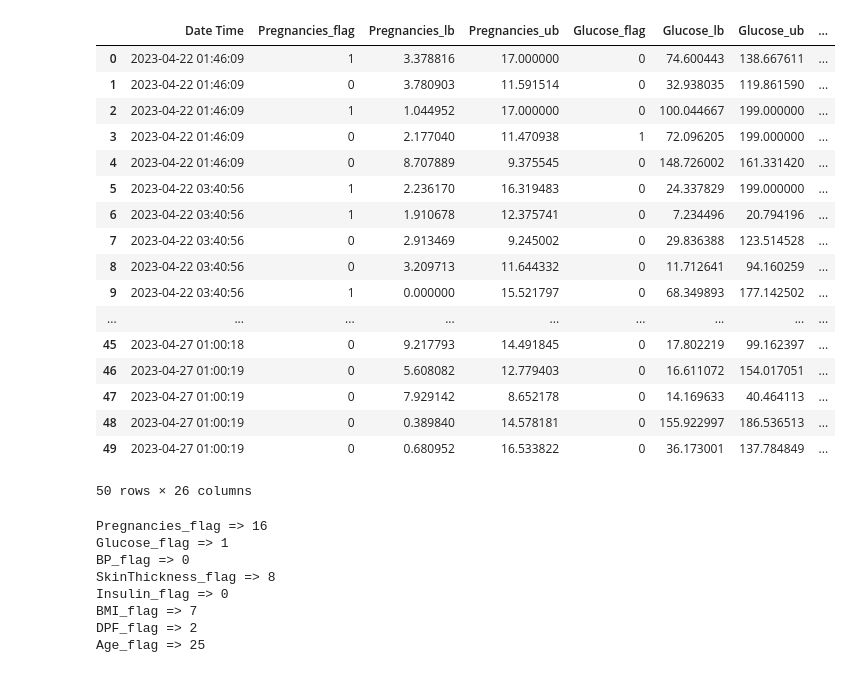
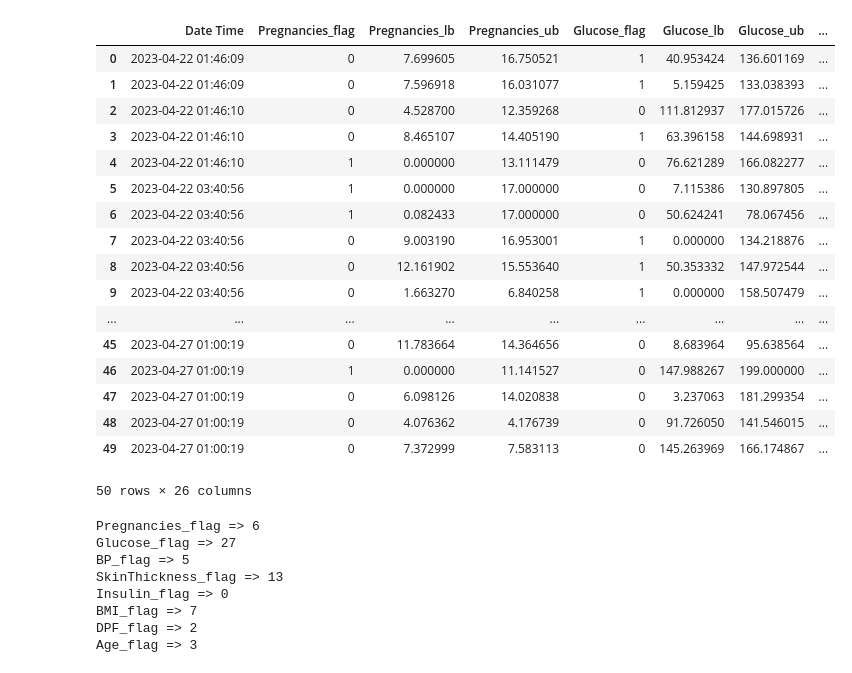
Before and after one commit to anmolk11/SM-RuleMiner, a Jupyter notebook: Working code/Analysis/rules.ipynb, the cells around one changed output. Saved outputs shown, nothing was run; the diff lists cells and outputs as text; code cells hidden in the pictures.

```diff
--- a/Working code/Analysis/rules.ipynb
+++ b/Working code/Analysis/rules.ipynb
@@ -7,26 +7,26 @@ import numpy as np
 import os
 # %%
 path = "C:\\Users\hp\Desktop\SM-RuleMiner\Working code\Logs\\"
-df = pd.read_excel(path + "pos_picked.xlsx")
+df = pd.read_excel(path + "neg_picked.xlsx")
 df
 # %% [output]
 |  | Date Time | Pregnancies_flag | Pregnancies_lb | Pregnancies_ub | Glucose_flag | Glucose_lb | Glucose_ub | ... |
-| 0 | 2023-04-22 01:46:09 | 1 | 3.378816 | 17.000000 | 0 | 74.600443 | 138.667611 | ... |
-| 1 | 2023-04-22 01:46:09 | 0 | 3.780903 | 11.591514 | 0 | 32.938035 | 119.861590 | ... |
-| 2 | 2023-04-22 01:46:09 | 1 | 1.044952 | 17.000000 | 0 | 100.044667 | 199.000000 | ... |
-| 3 | 2023-04-22 01:46:09 | 0 | 2.177040 | 11.470938 | 1 | 72.096205 | 199.000000 | ... |
-| 4 | 2023-04-22 01:46:09 | 0 | 8.707889 | 9.375545 | 0 | 148.726002 | 161.331420 | ... |
-| 5 | 2023-04-22 03:40:56 | 1 | 2.236170 | 16.319483 | 0 | 24.337829 | 199.000000 | ... |
-| 6 | 2023-04-22 03:40:56 | 1 | 1.910678 | 12.375741 | 0 | 7.234496 | 20.794196 | ... |
-| 7 | 2023-04-22 03:40:56 | 0 | 2.913469 | 9.245002 | 0 | 29.836388 | 123.514528 | ... |
-| 8 | 2023-04-22 03:40:56 | 0 | 3.209713 | 11.644332 | 0 | 11.712641 | 94.160259 | ... |
-| 9 | 2023-04-22 03:40:56 | 1 | 0.000000 | 15.521797 | 0 | 68.349893 | 177.142502 | ... |
+| 0 | 2023-04-22 01:46:09 | 0 | 7.699605 | 16.750521 | 1 | 40.953424 | 136.601169 | ... |
+| 1 | 2023-04-22 01:46:09 | 0 | 7.596918 | 16.031077 | 1 | 5.159425 | 133.038393 | ... |
+| 2 | 2023-04-22 01:46:10 | 0 | 4.528700 | 12.359268 | 0 | 111.812937 | 177.015726 | ... |
+| 3 | 2023-04-22 01:46:10 | 0 | 8.465107 | 14.405190 | 1 | 63.396158 | 144.698931 | ... |
+| 4 | 2023-04-22 01:46:10 | 1 | 0.000000 | 13.111479 | 0 | 76.621289 | 166.082277 | ... |
+| 5 | 2023-04-22 03:40:56 | 1 | 0.000000 | 17.000000 | 0 | 7.115386 | 130.897805 | ... |
+| 6 | 2023-04-22 03:40:56 | 1 | 0.082433 | 17.000000 | 0 | 50.624241 | 78.067456 | ... |
+| 7 | 2023-04-22 03:40:56 | 0 | 9.003190 | 16.953001 | 1 | 0.000000 | 134.218876 | ... |
+| 8 | 2023-04-22 03:40:56 | 0 | 12.161902 | 15.553640 | 1 | 50.353332 | 147.972544 | ... |
+| 9 | 2023-04-22 03:40:56 | 0 | 1.663270 | 6.840258 | 1 | 0.000000 | 158.507479 | ... |
 | ... | ... | ... | ... | ... | ... | ... | ... | ... |
-| 45 | 2023-04-27 01:00:18 | 0 | 9.217793 | 14.491845 | 0 | 17.802219 | 99.162397 | ... |
-| 46 | 2023-04-27 01:00:19 | 0 | 5.608082 | 12.779403 | 0 | 16.611072 | 154.017051 | ... |
-| 47 | 2023-04-27 01:00:19 | 0 | 7.929142 | 8.652178 | 0 | 14.169633 | 40.464113 | ... |
-| 48 | 2023-04-27 01:00:19 | 0 | 0.389840 | 14.578181 | 0 | 155.922997 | 186.536513 | ... |
-| 49 | 2023-04-27 01:00:19 | 0 | 0.680952 | 16.533822 | 0 | 36.173001 | 137.784849 | ... |
+| 45 | 2023-04-27 01:00:19 | 0 | 11.783664 | 14.364656 | 0 | 8.683964 | 95.638564 | ... |
+| 46 | 2023-04-27 01:00:19 | 1 | 0.000000 | 11.141527 | 0 | 147.988267 | 199.000000 | ... |
+| 47 | 2023-04-27 01:00:19 | 0 | 6.098126 | 14.020838 | 0 | 3.237063 | 181.299354 | ... |
+| 48 | 2023-04-27 01:00:19 | 0 | 4.076362 | 4.176739 | 0 | 91.726050 | 141.546015 | ... |
+| 49 | 2023-04-27 01:00:19 | 0 | 7.372999 | 7.583113 | 0 | 145.263969 | 166.174867 | ... |
 50 rows × 26 columns
 # %%
 # times every rule
@@ -34,14 +34,14 @@ cols = df.columns.tolist()
 for i in range(1,len(cols) - 1,3):
     print(f"{cols[i]} => {df[cols[i]].sum()}")
 # %% [output]
-Pregnancies_flag => 16
-Glucose_flag => 1
-BP_flag => 0
-SkinThickness_flag => 8
+Pregnancies_flag => 6
+Glucose_flag => 27
+BP_flag => 5
+SkinThickness_flag => 13
 Insulin_flag => 0
 BMI_flag => 7
 DPF_flag => 2
-Age_flag => 25
+Age_flag => 3
 # %%
 print(f"Ave accuracy : {df['Accuracy'].mean() * 100}")
 # %% [output]
```
Also changed, not shown: parts of 1 cell of this notebook, 8 other files.
